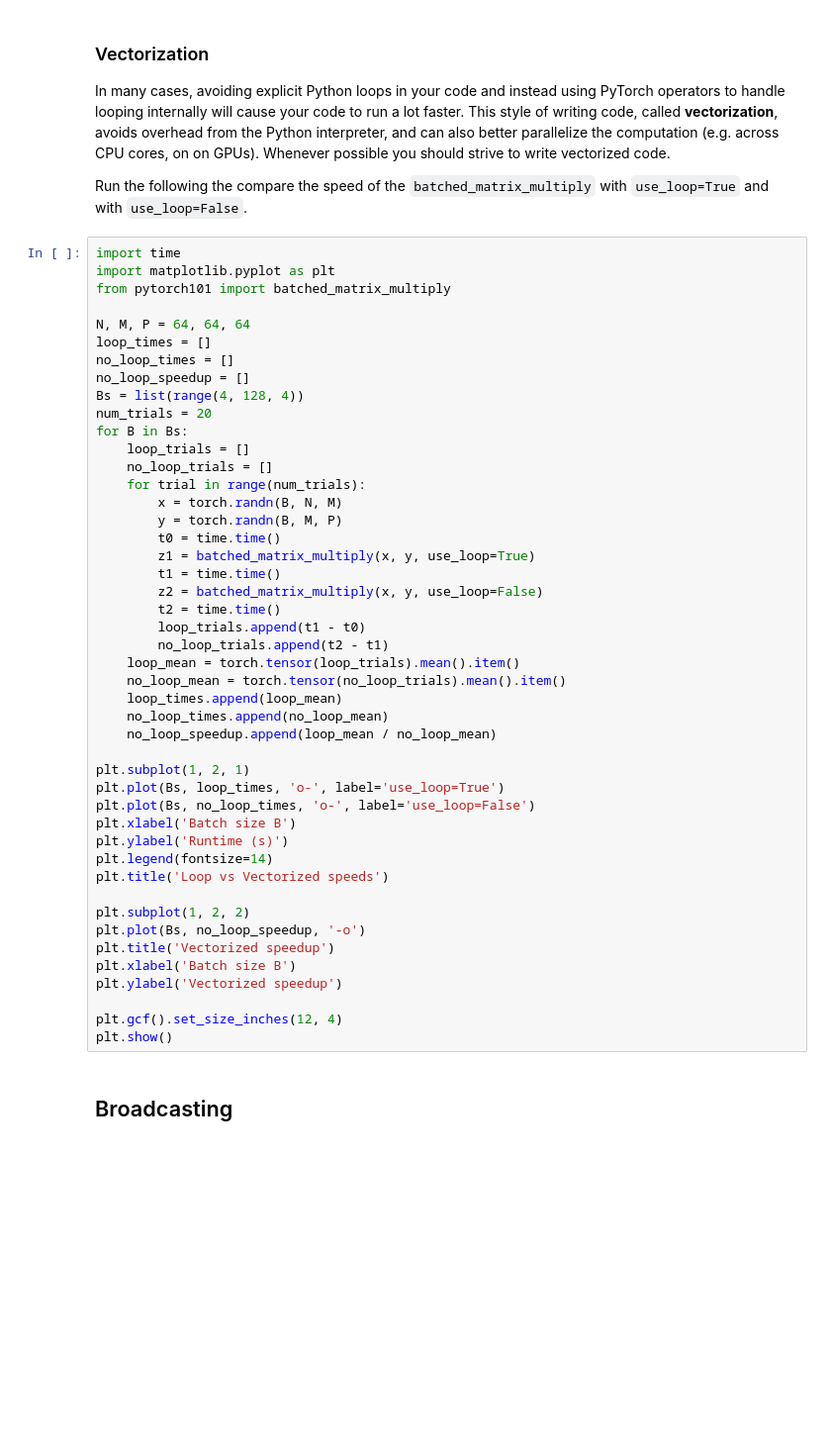
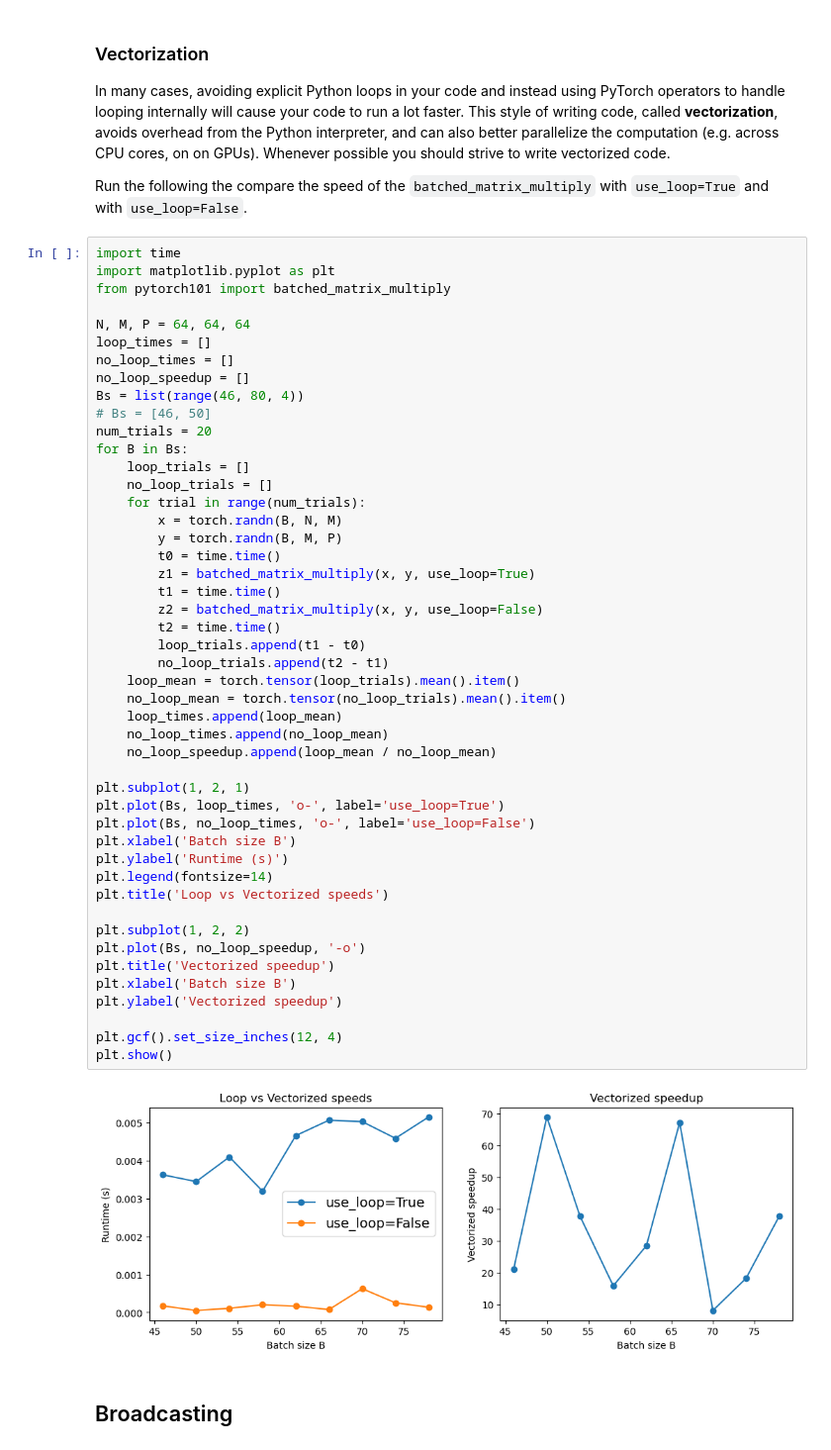
Before and after one commit to LinkLeft/cs231n, a Jupyter notebook: assignments/a1/pytorch101.ipynb, the cells around one changed output. Shown at 99% size. Saved outputs shown, nothing was run; the diff lists cells and outputs as text; blank space fills up the shorter version.

```diff
--- a/assignments/a1/pytorch101.ipynb
+++ b/assignments/a1/pytorch101.ipynb
@@ -1264,7 +1721,8 @@ N, M, P = 64, 64, 64
 loop_times = []
 no_loop_times = []
 no_loop_speedup = []
-Bs = list(range(4, 128, 4))
+Bs = list(range(46, 80, 4))
+# Bs = [46, 50]
 num_trials = 20
 for B in Bs:
     loop_trials = []
@@ -1274,33 +1732,35 @@ for B in Bs:
         y = torch.randn(B, M, P)
         t0 = time.time()
         z1 = batched_matrix_multiply(x, y, use_loop=True)
         t1 = time.time()
         z2 = batched_matrix_multiply(x, y, use_loop=False)
         t2 = time.time()
         loop_trials.append(t1 - t0)
         no_loop_trials.append(t2 - t1)
     loop_mean = torch.tensor(loop_trials).mean().item()
     no_loop_mean = torch.tensor(no_loop_trials).mean().item()
     loop_times.append(loop_mean)
     no_loop_times.append(no_loop_mean)
     no_loop_speedup.append(loop_mean / no_loop_mean)
 
 plt.subplot(1, 2, 1)
 plt.plot(Bs, loop_times, 'o-', label='use_loop=True')
 plt.plot(Bs, no_loop_times, 'o-', label='use_loop=False')
 plt.xlabel('Batch size B')
 plt.ylabel('Runtime (s)')
 plt.legend(fontsize=14)
 plt.title('Loop vs Vectorized speeds')
 
 plt.subplot(1, 2, 2)
 plt.plot(Bs, no_loop_speedup, '-o')
 plt.title('Vectorized speedup')
 plt.xlabel('Batch size B')
 plt.ylabel('Vectorized speedup')
 
 plt.gcf().set_size_inches(12, 4)
 plt.show()
+# %% [output]
+[figure, added]
 # %% [markdown]
 ## Broadcasting
 # %% [markdown]
```
Also changed, not shown: parts of 53 cells of this notebook, 32 other files.
